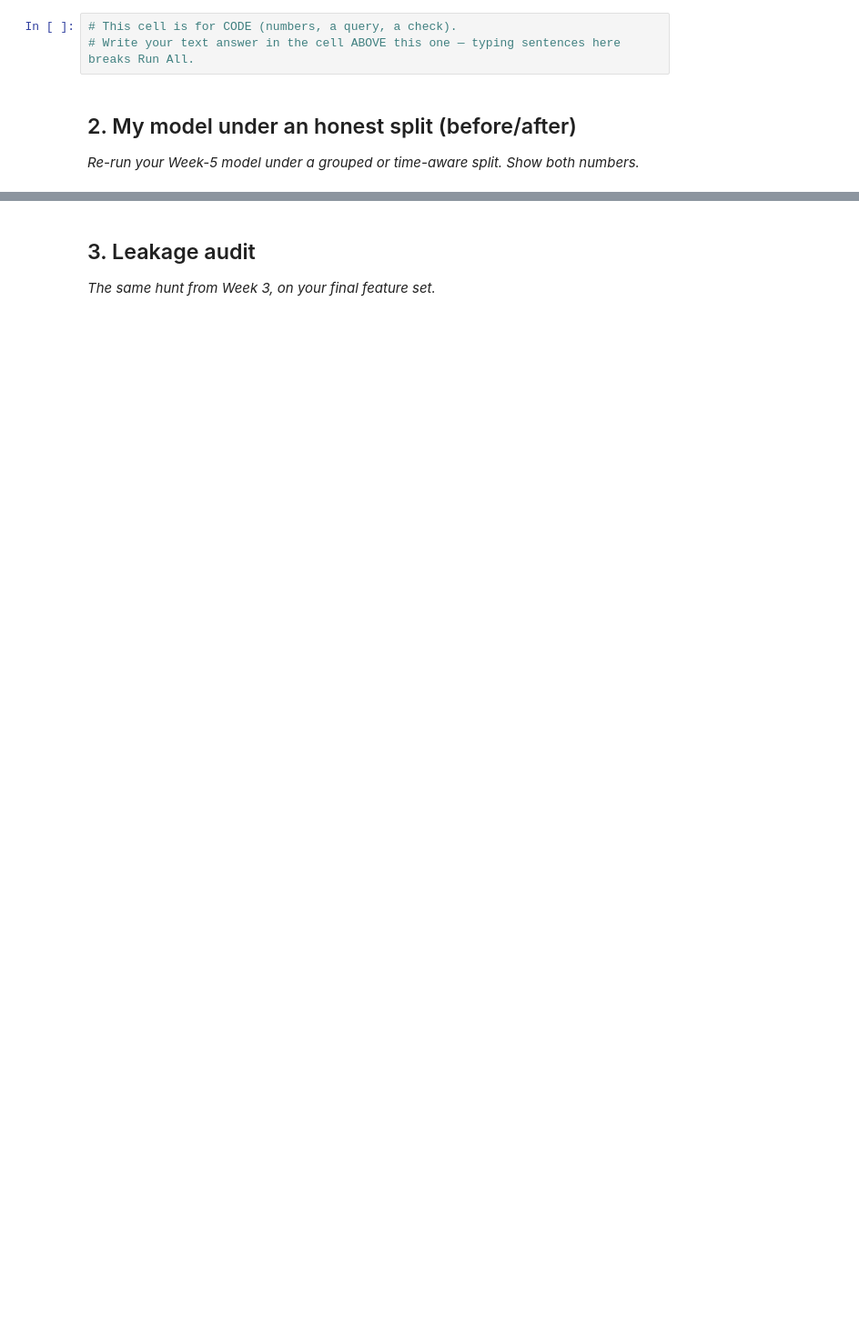
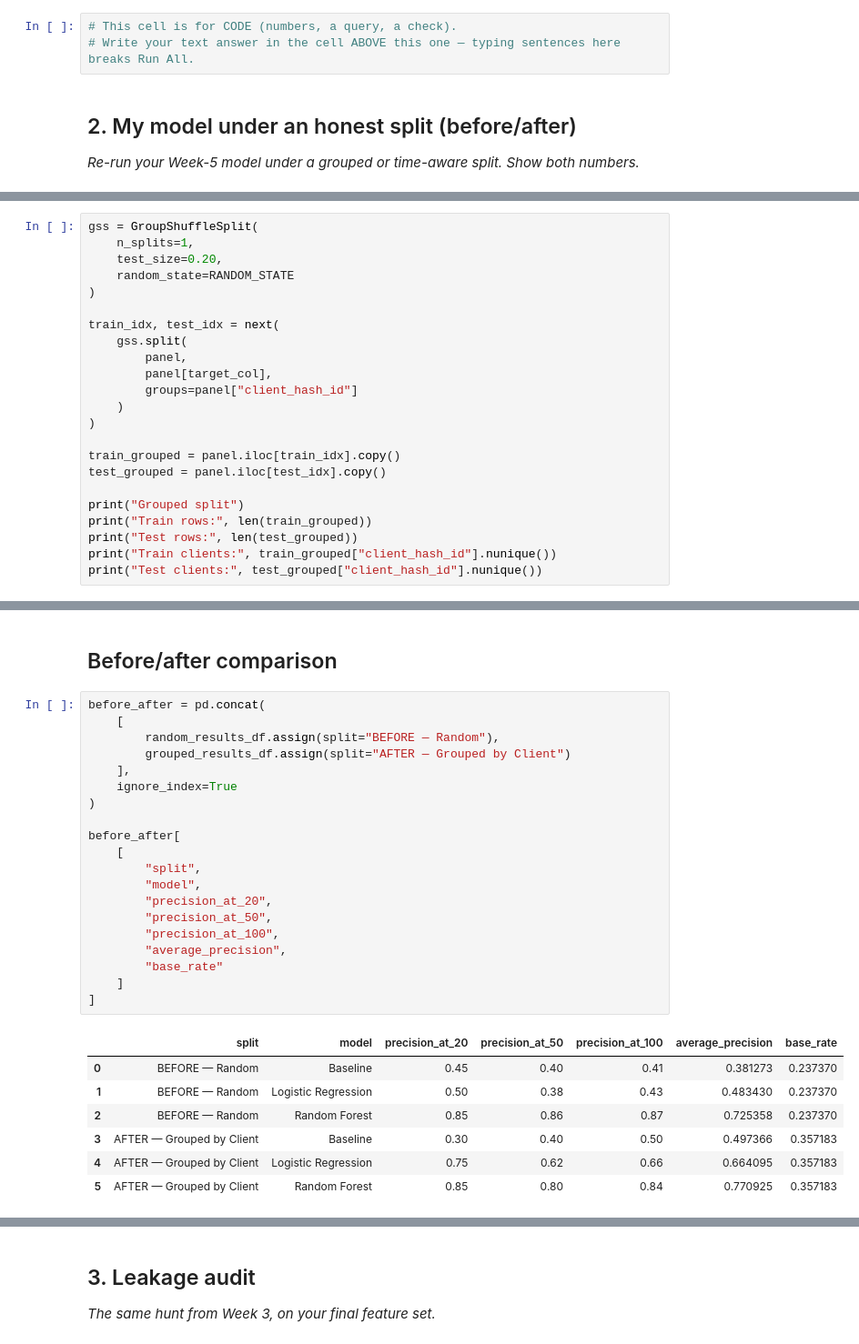
Before and after one commit to Wajiha-Waqar/FlyRankInternship, a Jupyter notebook: work/notebooks/w06_validation_audit.ipynb, the cells around one changed output, grey strips where cells are left out. Shown at 91% size. Cells and saved outputs as stored; diff of their text form; blank space fills up the shorter version.

```diff
--- a/work/notebooks/w06_validation_audit.ipynb
+++ b/work/notebooks/w06_validation_audit.ipynb
@@ -22,0 +458,23 @@ This skeleton is yours to fill. Work the sections **in order** — each one has
+# %%
+gss = GroupShuffleSplit(
+    n_splits=1,
+    test_size=0.20,
+    random_state=RANDOM_STATE
+)
+
+train_idx, test_idx = next(
+    gss.split(
+        panel,
+        panel[target_col],
+        groups=panel["client_hash_id"]
+    )
+)
+
+train_grouped = panel.iloc[train_idx].copy()
+test_grouped = panel.iloc[test_idx].copy()
+
+print("Grouped split")
+print("Train rows:", len(train_grouped))
+print("Test rows:", len(test_grouped))
+print("Train clients:", train_grouped["client_hash_id"].nunique())
+print("Test clients:", test_grouped["client_hash_id"].nunique())
@@ -22,0 +560,30 @@ This skeleton is yours to fill. Work the sections **in order** — each one has
+# %% [markdown]
+## Before/after comparison
+# %%
+before_after = pd.concat(
+    [
+        random_results_df.assign(split="BEFORE — Random"),
+        grouped_results_df.assign(split="AFTER — Grouped by Client")
+    ],
+    ignore_index=True
+)
+
+before_after[
+    [
+        "split",
+        "model",
+        "precision_at_20",
+        "precision_at_50",
+        "precision_at_100",
+        "average_precision",
+        "base_rate"
+    ]
+]
+# %% [output]
+|  | split | model | precision_at_20 | precision_at_50 | precision_at_100 | average_precision | base_rate |
+| 0 | BEFORE — Random | Baseline | 0.45 | 0.40 | 0.41 | 0.381273 | 0.237370 |
+| 1 | BEFORE — Random | Logistic Regression | 0.50 | 0.38 | 0.43 | 0.483430 | 0.237370 |
+| 2 | BEFORE — Random | Random Forest | 0.85 | 0.86 | 0.87 | 0.725358 | 0.237370 |
+| 3 | AFTER — Grouped by Client | Baseline | 0.30 | 0.40 | 0.50 | 0.497366 | 0.357183 |
+| 4 | AFTER — Grouped by Client | Logistic Regression | 0.75 | 0.62 | 0.66 | 0.664095 | 0.357183 |
+| 5 | AFTER — Grouped by Client | Random Forest | 0.85 | 0.80 | 0.84 | 0.770925 | 0.357183 |
```
Also changed, not shown: parts of 46 cells of this notebook.
